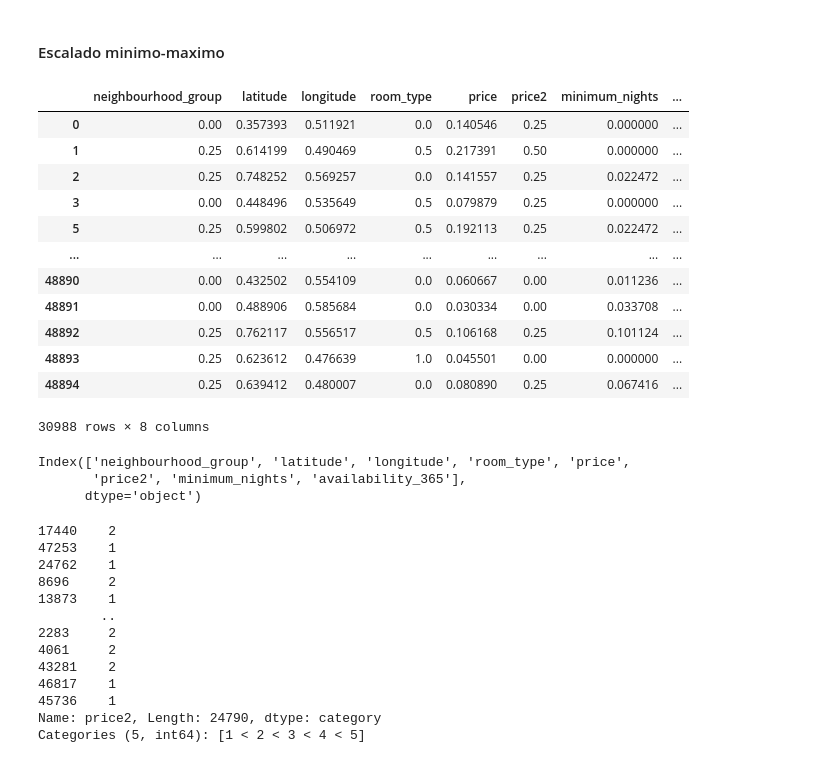
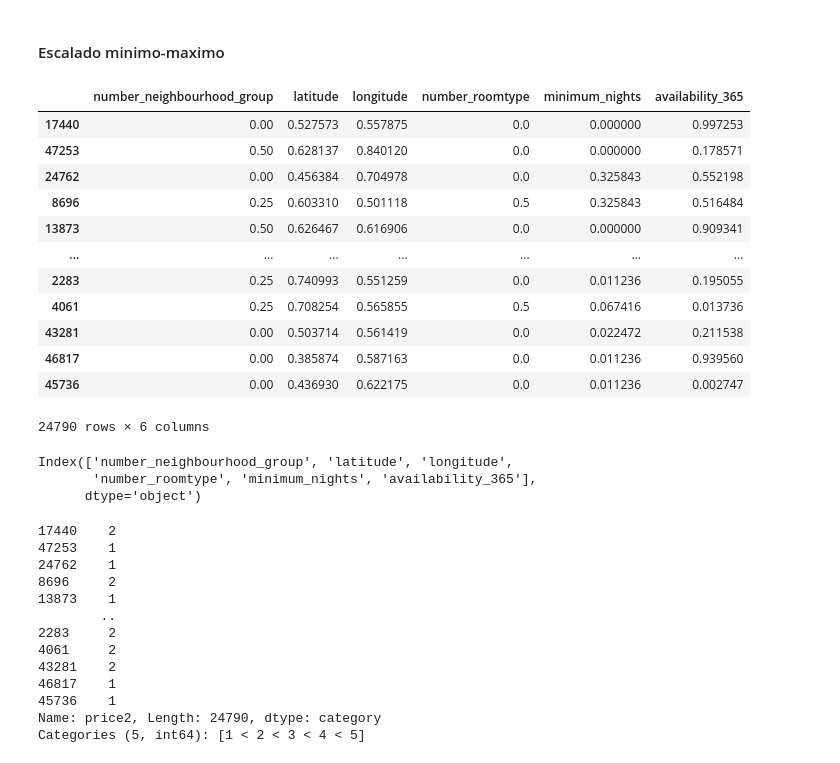
Before and after one commit to Betaniammc/streamlit, a Jupyter notebook: src/00-eda-airbnb-ny.ipynb, the cells around one changed output. Saved outputs shown, nothing was run; the diff lists cells and outputs as text; code cells hidden in the pictures.

```diff
--- a/src/00-eda-airbnb-ny.ipynb
+++ b/src/00-eda-airbnb-ny.ipynb
@@ -518,32 +518,32 @@ y_test.shape
 # %%
 min_max_scaler = MinMaxScaler()  # Instancia de: from sklearn.preprocessing import MinMaxScaler
 
-num_variables = ["number_neighbourhood_group", "latitude", "longitude", "number_roomtype", "price", "price2", "minimum_nights", "availability_365"]
-min_max_features = min_max_scaler.fit_transform(df[num_variables])
+num_variables = ["number_neighbourhood_group", "latitude", "longitude", "number_roomtype", "minimum_nights", "availability_365"]
+min_max_features = min_max_scaler.fit_transform(X_train[num_variables])
 
 df_min_max = pd.DataFrame(min_max_features,
-                          index=df.index,
+                          index=X_train.index,
                           columns=num_variables)
 df_min_max
 # %% [output]
-|  | neighbourhood_group | latitude | longitude | room_type | price | price2 | minimum_nights | ... |
-| 0 | 0.00 | 0.357393 | 0.511921 | 0.0 | 0.140546 | 0.25 | 0.000000 | ... |
-| 1 | 0.25 | 0.614199 | 0.490469 | 0.5 | 0.217391 | 0.50 | 0.000000 | ... |
-| 2 | 0.25 | 0.748252 | 0.569257 | 0.0 | 0.141557 | 0.25 | 0.022472 | ... |
-| 3 | 0.00 | 0.448496 | 0.535649 | 0.5 | 0.079879 | 0.25 | 0.000000 | ... |
-| 5 | 0.25 | 0.599802 | 0.506972 | 0.5 | 0.192113 | 0.25 | 0.022472 | ... |
-| ... | ... | ... | ... | ... | ... | ... | ... | ... |
-| 48890 | 0.00 | 0.432502 | 0.554109 | 0.0 | 0.060667 | 0.00 | 0.011236 | ... |
-| 48891 | 0.00 | 0.488906 | 0.585684 | 0.0 | 0.030334 | 0.00 | 0.033708 | ... |
-| 48892 | 0.25 | 0.762117 | 0.556517 | 0.5 | 0.106168 | 0.25 | 0.101124 | ... |
-| 48893 | 0.25 | 0.623612 | 0.476639 | 1.0 | 0.045501 | 0.00 | 0.000000 | ... |
-| 48894 | 0.25 | 0.639412 | 0.480007 | 0.0 | 0.080890 | 0.25 | 0.067416 | ... |
+|  | number_neighbourhood_group | latitude | longitude | number_roomtype | minimum_nights | availability_365 |
+| 17440 | 0.00 | 0.527573 | 0.557875 | 0.0 | 0.000000 | 0.997253 |
+| 47253 | 0.50 | 0.628137 | 0.840120 | 0.0 | 0.000000 | 0.178571 |
+| 24762 | 0.00 | 0.456384 | 0.704978 | 0.0 | 0.325843 | 0.552198 |
+| 8696 | 0.25 | 0.603310 | 0.501118 | 0.5 | 0.325843 | 0.516484 |
+| 13873 | 0.50 | 0.626467 | 0.616906 | 0.0 | 0.000000 | 0.909341 |
+| ... | ... | ... | ... | ... | ... | ... |
+| 2283 | 0.25 | 0.740993 | 0.551259 | 0.0 | 0.011236 | 0.195055 |
+| 4061 | 0.25 | 0.708254 | 0.565855 | 0.5 | 0.067416 | 0.013736 |
+| 43281 | 0.00 | 0.503714 | 0.561419 | 0.0 | 0.022472 | 0.211538 |
+| 46817 | 0.00 | 0.385874 | 0.587163 | 0.0 | 0.011236 | 0.939560 |
+| 45736 | 0.00 | 0.436930 | 0.622175 | 0.0 | 0.011236 | 0.002747 |
-30988 rows × 8 columns
+24790 rows × 6 columns
 # %%
 df_min_max.columns
 # %% [output]
-Index(['neighbourhood_group', 'latitude', 'longitude', 'room_type', 'price',
-       'price2', 'minimum_nights', 'availability_365'],
+Index(['number_neighbourhood_group', 'latitude', 'longitude',
+       'number_roomtype', 'minimum_nights', 'availability_365'],
       dtype='object')
 # %%
 y_train
```
